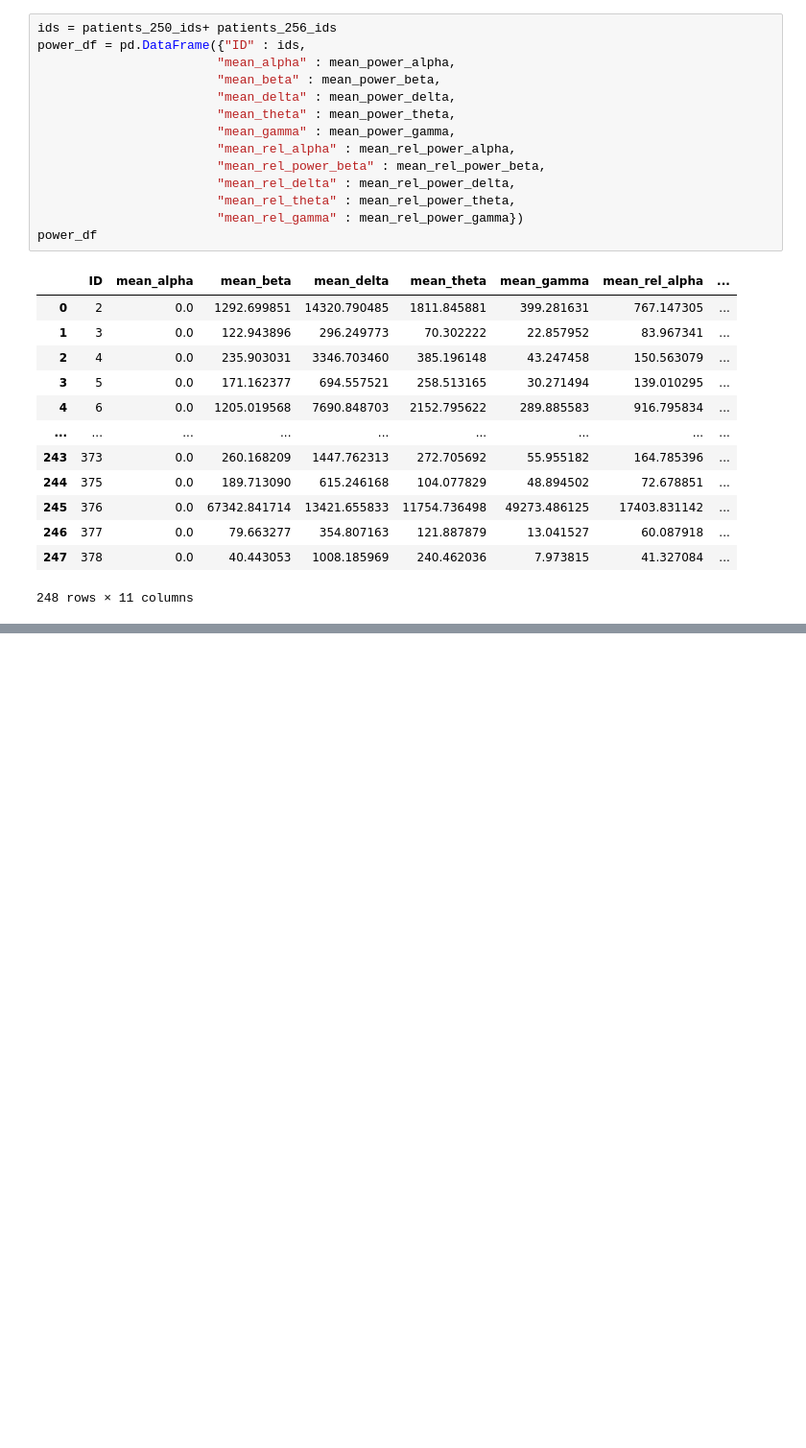
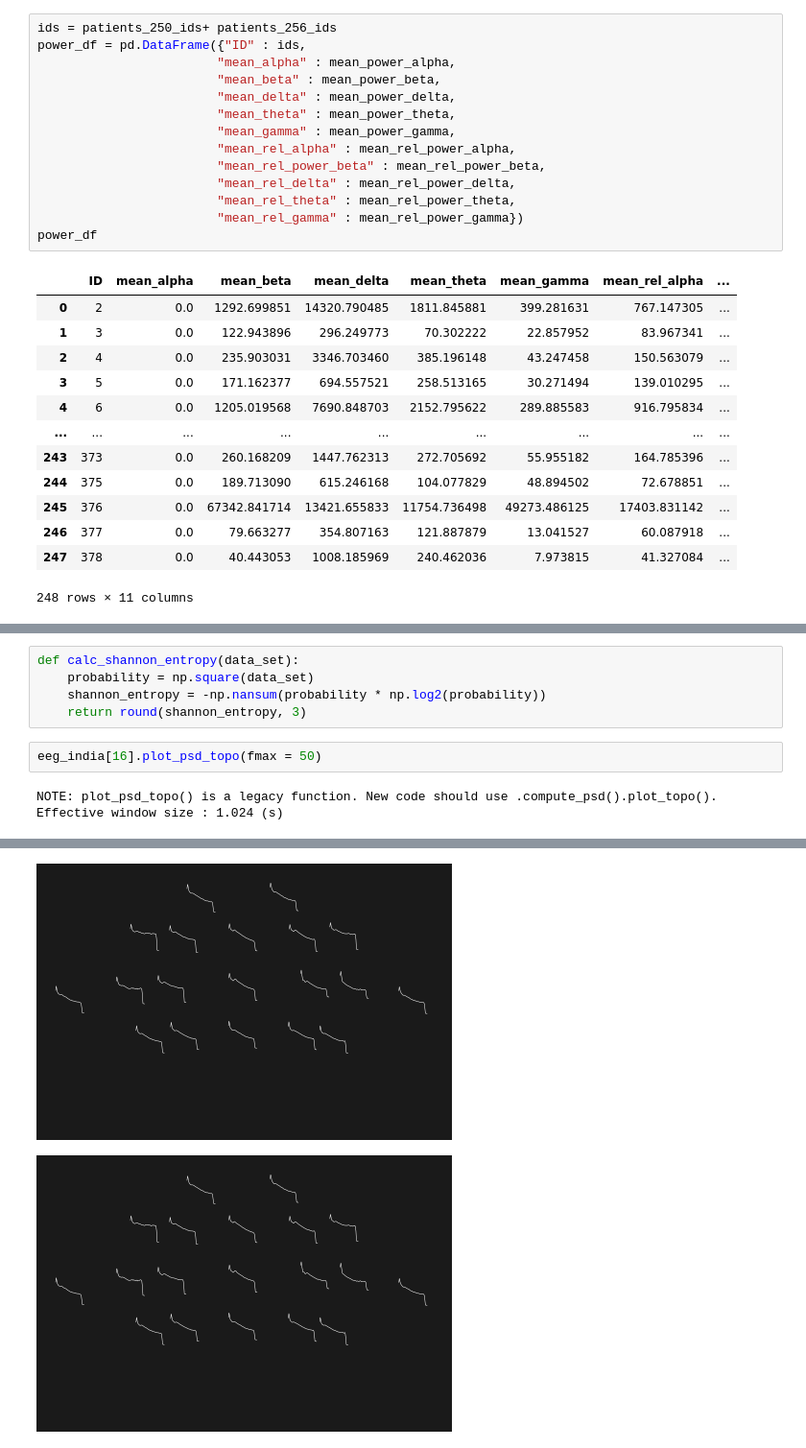
Before and after one commit to elifozkn/EEG-Burst-Suppression-Analysis, a Jupyter notebook: EEG-BS.ipynb, the cells around one changed output, grey strips where cells are left out. Shown at 96% size. Drawn from its saved outputs; the diff is of its cells as text; blank space fills up the shorter version.

```diff
--- a/EEG-BS.ipynb
+++ b/EEG-BS.ipynb
@@ -354,0 +356,10 @@ plot_spectrum_methods(eeg_india[2].get_data()[2], 250, 4, band=[12,30], dB=False
+# %%
+def calc_shannon_entropy(data_set):
+    probability = np.square(data_set)
+    shannon_entropy = -np.nansum(probability * np.log2(probability))
+    return round(shannon_entropy, 3)
+# %%
+eeg_india[16].plot_psd_topo(fmax = 50)
+# %% [output]
+NOTE: plot_psd_topo() is a legacy function. New code should use .compute_psd().plot_topo().
+Effective window size : 1.024 (s)
@@ -354,0 +369,2 @@ plot_spectrum_methods(eeg_india[2].get_data()[2], 250, 4, band=[12,30], dB=False
+[figure, added]
+[figure, added]
```
Also changed, not shown: parts of 14 cells of this notebook, 9 other files.
